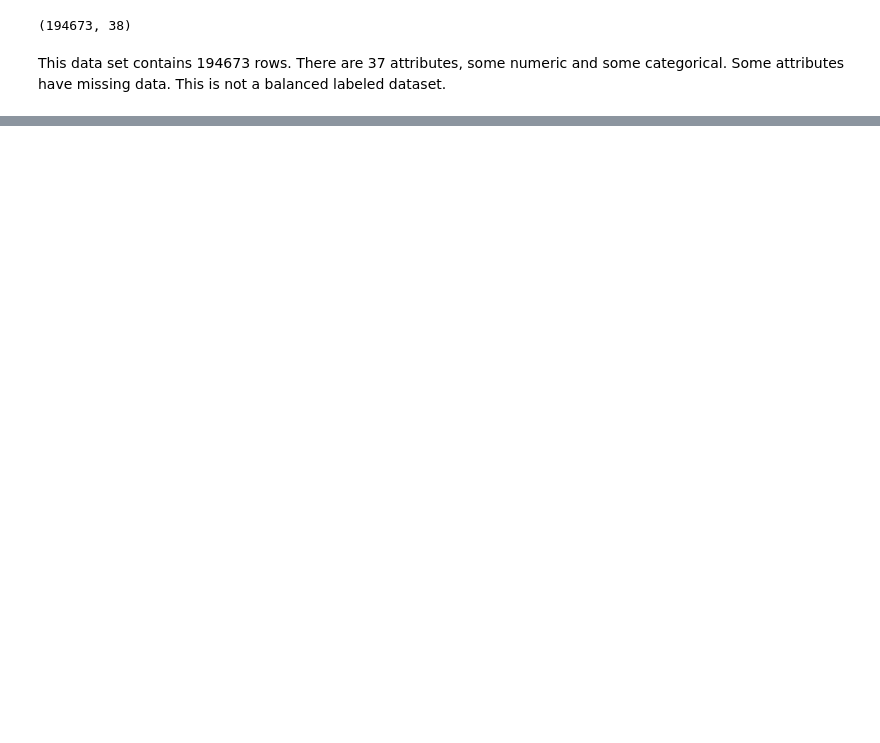
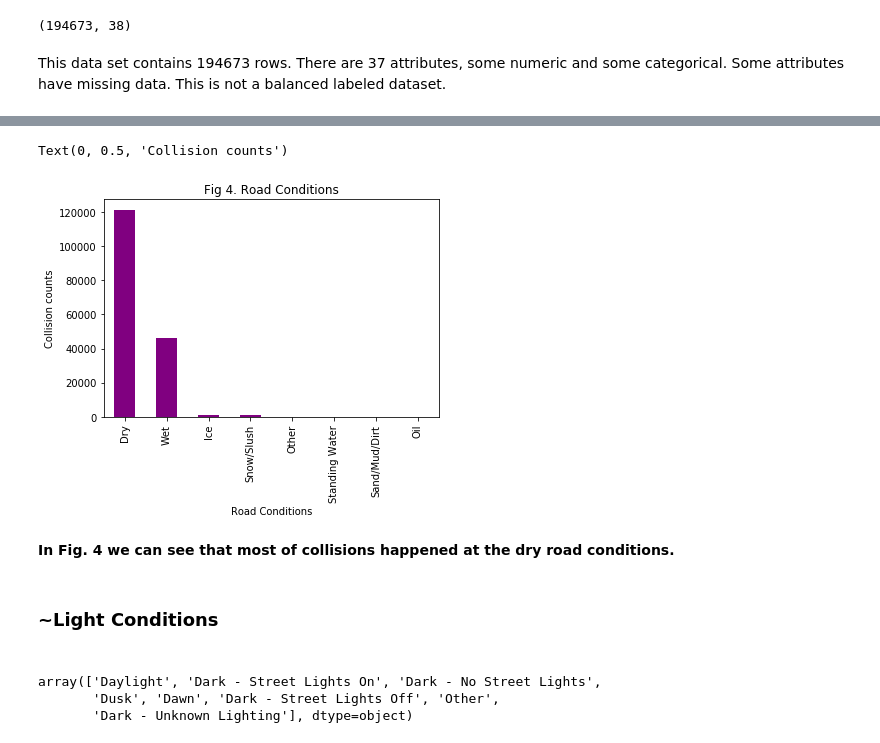
Before and after one commit to simona-vyc/Coursera_Capstone, a Jupyter notebook: Coursera Capstone Project.ipynb, the cells around one changed output, grey strips where cells are left out. Drawn from its saved outputs; the diff is of its cells as text; code cells hidden in the pictures; blank space fills up the shorter version.

```diff
--- a/Coursera Capstone Project.ipynb
+++ b/Coursera Capstone Project.ipynb
@@ -137,0 +244,19 @@ df_data_2.head()
+# %%
+fig, ax = plt.subplots()
+df_1['ROADCOND'].value_counts().plot(ax=ax, kind='bar', color='purple')
+plt.title('Fig 4. Road Conditions')
+plt.xlabel('Road Conditions')
+plt.ylabel('Collision counts')
+# %% [output]
+Text(0, 0.5, 'Collision counts')
+[figure, added]
+# %% [markdown]
+<b> In Fig. 4 we can see that most of collisions happened at the dry road conditions. <b>
+# %% [markdown]
+<h3> ~Light Conditions <h3>
+# %%
+df_1['LIGHTCOND'].unique()
+# %% [output]
+array(['Daylight', 'Dark - Street Lights On', 'Dark - No Street Lights',
+       'Dusk', 'Dawn', 'Dark - Street Lights Off', 'Other',
+       'Dark - Unknown Lighting'], dtype=object)
```
Also changed, not shown: parts of 107 cells of this notebook.
